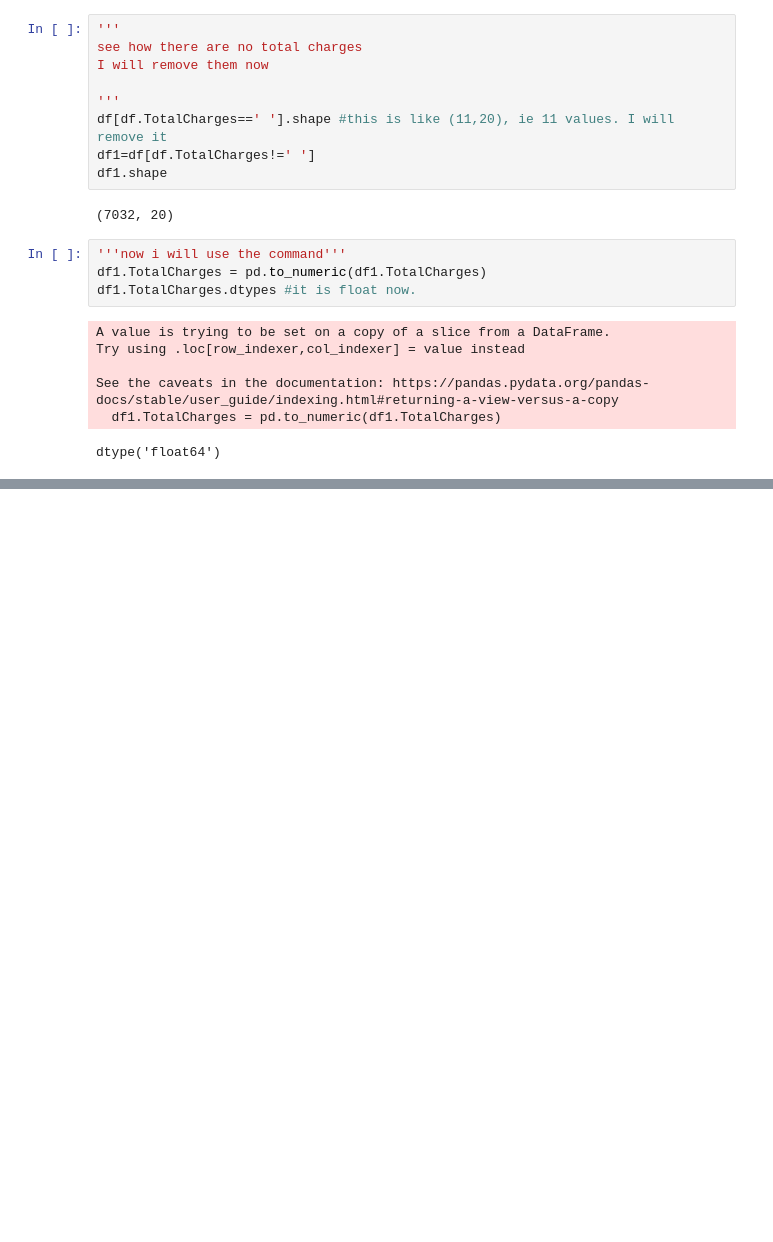
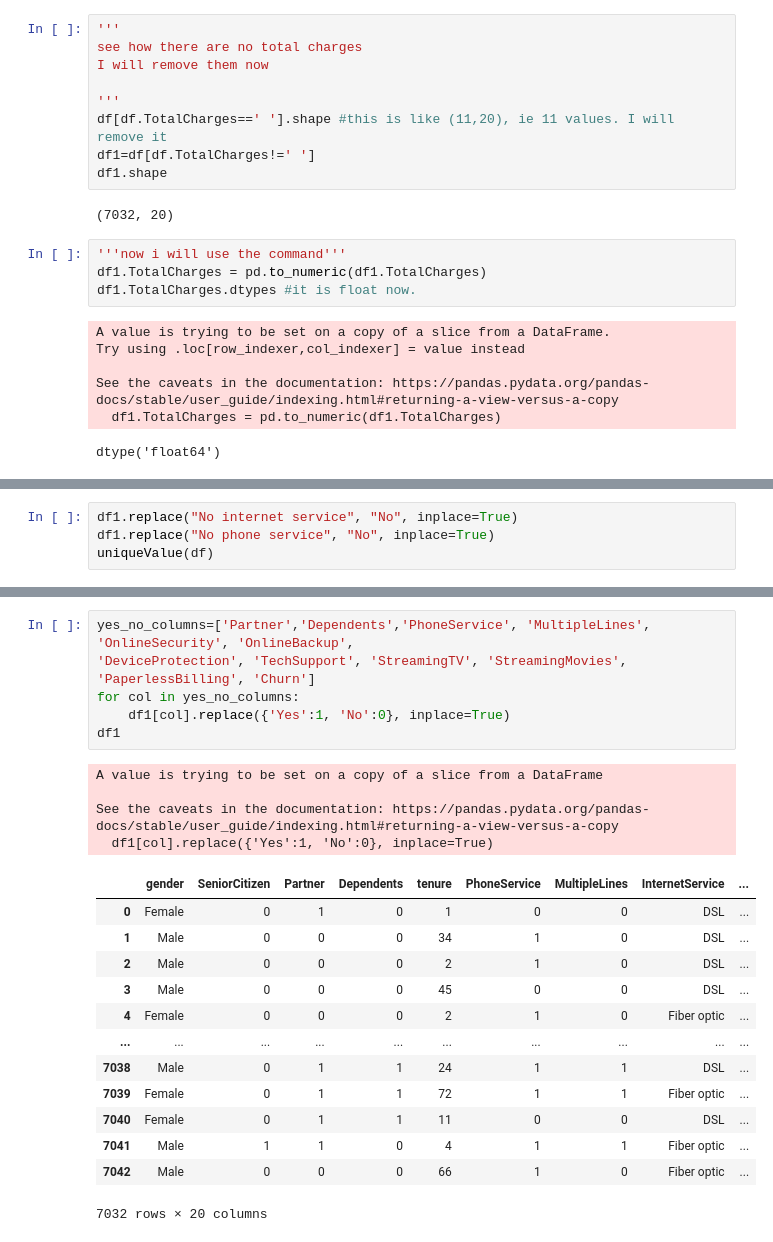
Before and after one commit to DeveshSoni973/CustomerChurnPrediction, a Jupyter notebook: analysis.ipynb, the cells around one changed output, grey strips where cells are left out. Cells and saved outputs as stored; diff of their text form; blank space fills up the shorter version.

```diff
--- a/analysis.ipynb
+++ b/analysis.ipynb
@@ -185,3 +187,7 @@ OnlineBackup: ['Yes' 'No' 'No internet service']
 MonthlyCharges: [29.85 56.95 53.85 ... 63.1  44.2  78.7 ]
 TotalCharges: [  29.85 1889.5   108.15 ...  346.45  306.6  6844.5 ]
 Churn: ['No' 'Yes']
+# %%
+df1.replace("No internet service", "No", inplace=True)
+df1.replace("No phone service", "No", inplace=True)
+uniqueValue(df)
@@ -187,0 +220,24 @@ Churn: ['No' 'Yes']
+# %%
+yes_no_columns=['Partner','Dependents','PhoneService', 'MultipleLines', 'OnlineSecurity', 'OnlineBackup',
+'DeviceProtection', 'TechSupport', 'StreamingTV', 'StreamingMovies', 'PaperlessBilling', 'Churn']
+for col in yes_no_columns:
+    df1[col].replace({'Yes':1, 'No':0}, inplace=True)
+df1
+# %% [output]
+A value is trying to be set on a copy of a slice from a DataFrame
+
+See the caveats in the documentation: https://pandas.pydata.org/pandas-docs/stable/user_guide/indexing.html#returning-a-view-versus-a-copy
+  df1[col].replace({'Yes':1, 'No':0}, inplace=True)
+|  | gender | SeniorCitizen | Partner | Dependents | tenure | PhoneService | MultipleLines | InternetService | ... |
+| 0 | Female | 0 | 1 | 0 | 1 | 0 | 0 | DSL | ... |
+| 1 | Male | 0 | 0 | 0 | 34 | 1 | 0 | DSL | ... |
+| 2 | Male | 0 | 0 | 0 | 2 | 1 | 0 | DSL | ... |
+| 3 | Male | 0 | 0 | 0 | 45 | 0 | 0 | DSL | ... |
+| 4 | Female | 0 | 0 | 0 | 2 | 1 | 0 | Fiber optic | ... |
+| ... | ... | ... | ... | ... | ... | ... | ... | ... | ... |
+| 7038 | Male | 0 | 1 | 1 | 24 | 1 | 1 | DSL | ... |
+| 7039 | Female | 0 | 1 | 1 | 72 | 1 | 1 | Fiber optic | ... |
+| 7040 | Female | 0 | 1 | 1 | 11 | 0 | 0 | DSL | ... |
+| 7041 | Male | 1 | 1 | 0 | 4 | 1 | 1 | Fiber optic | ... |
+| 7042 | Male | 0 | 0 | 0 | 66 | 1 | 0 | Fiber optic | ... |
+7032 rows × 20 columns
```
Also changed, not shown: parts of 23 cells of this notebook, 1 other file.
